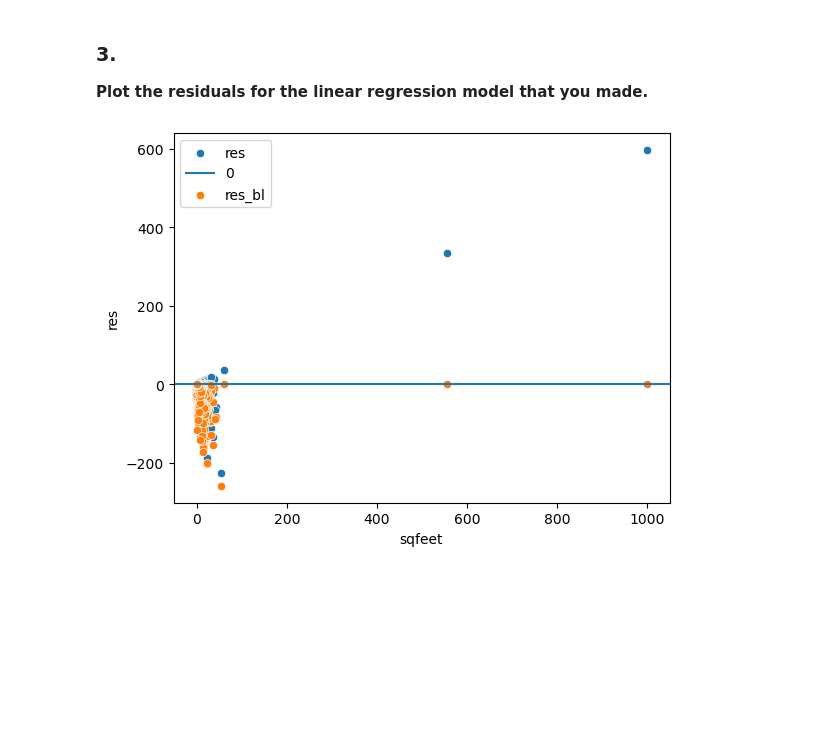
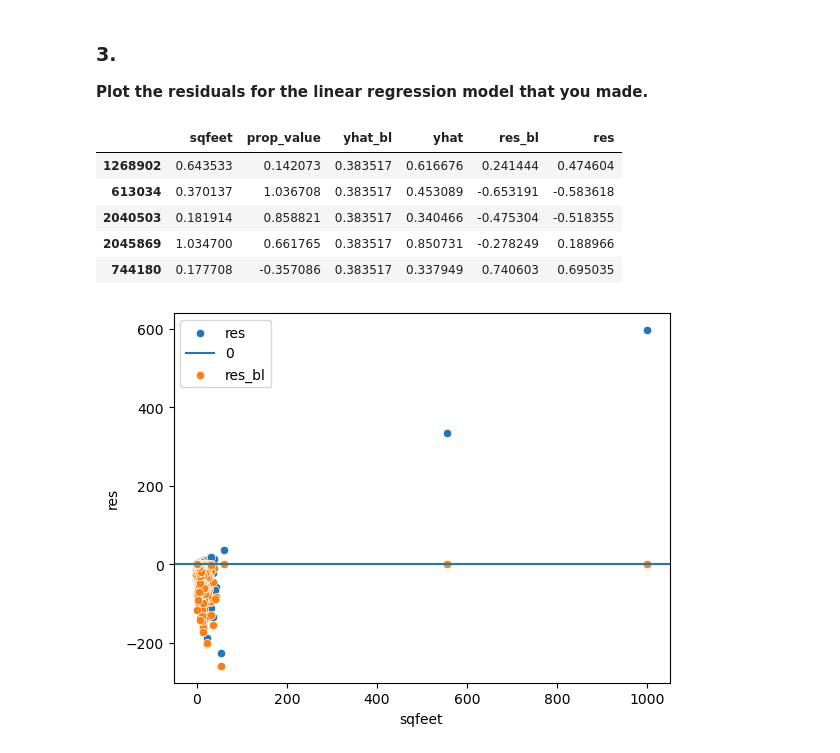
Before and after one commit to Zacharia-Schmitz/regression-exercises, a Jupyter notebook: evaluate.ipynb, the cells around one changed output. Drawn from its saved outputs; the diff is of its cells as text; code cells hidden in the pictures; blank space fills up the shorter version.

```diff
--- a/evaluate.ipynb
+++ b/evaluate.ipynb
@@ -78,6 +107,15 @@ df1 = df1.assign(res_bl=(df1["yhat_bl"] - df1["prop_value"]))
 
 # Calculate the residuals for the model and assign them to the 'res' column of the 'df1' dataframe
 df1 = df1.assign(res=(df1["yhat"] - df1["prop_value"]))
+# %%
+df1.head()
+# %% [output]
+|  | sqfeet | prop_value | yhat_bl | yhat | res_bl | res |
+| 1268902 | 0.643533 | 0.142073 | 0.383517 | 0.616676 | 0.241444 | 0.474604 |
+| 613034 | 0.370137 | 1.036708 | 0.383517 | 0.453089 | -0.653191 | -0.583618 |
+| 2040503 | 0.181914 | 0.858821 | 0.383517 | 0.340466 | -0.475304 | -0.518355 |
+| 2045869 | 1.034700 | 0.661765 | 0.383517 | 0.850731 | -0.278249 | 0.188966 |
+| 744180 | 0.177708 | -0.357086 | 0.383517 | 0.337949 | 0.740603 | 0.695035 |
 # %%
 sns.scatterplot(data=df1, x="sqfeet", y="res")
 plt.axhline(0)
```
Also changed, not shown: parts of 5 cells of this notebook.
